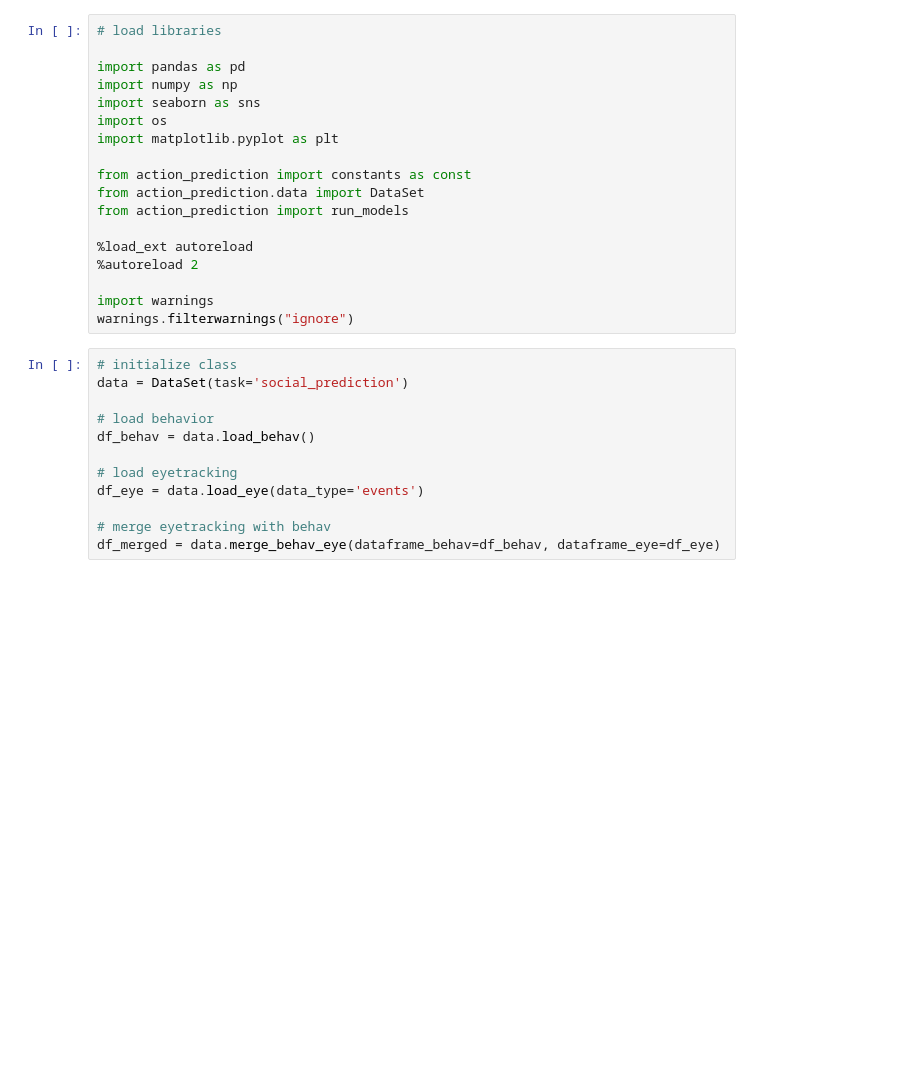
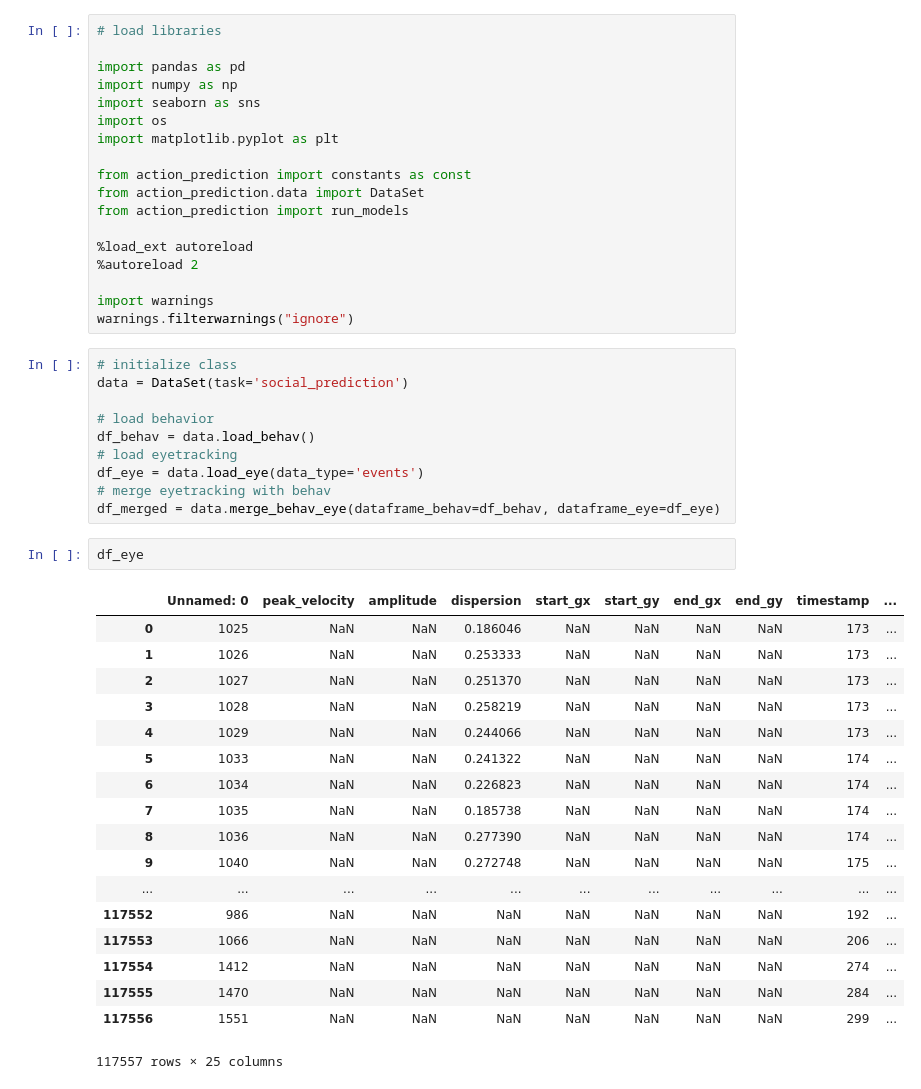
Before and after one commit to maedbhk/action_prediction, a Jupyter notebook: notebooks/1.1-mk-modelling.ipynb, the cells around one changed output. Cells and saved outputs as stored; diff of their text form; blank space fills up the shorter version.

```diff
--- a/notebooks/1.1-mk-modelling.ipynb
+++ b/notebooks/1.1-mk-modelling.ipynb
@@ -22,12 +22,31 @@ data = DataSet(task='social_prediction')
 
 # load behavior
 df_behav = data.load_behav()
-
 # load eyetracking
 df_eye = data.load_eye(data_type='events')
-
 # merge eyetracking with behav
 df_merged = data.merge_behav_eye(dataframe_behav=df_behav, dataframe_eye=df_eye)
+# %%
+df_eye
+# %% [output]
+|  | Unnamed: 0 | peak_velocity | amplitude | dispersion | start_gx | start_gy | end_gx | end_gy | timestamp | ... |
+| 0 | 1025 | NaN | NaN | 0.186046 | NaN | NaN | NaN | NaN | 173 | ... |
+| 1 | 1026 | NaN | NaN | 0.253333 | NaN | NaN | NaN | NaN | 173 | ... |
+| 2 | 1027 | NaN | NaN | 0.251370 | NaN | NaN | NaN | NaN | 173 | ... |
+| 3 | 1028 | NaN | NaN | 0.258219 | NaN | NaN | NaN | NaN | 173 | ... |
+| 4 | 1029 | NaN | NaN | 0.244066 | NaN | NaN | NaN | NaN | 173 | ... |
+| 5 | 1033 | NaN | NaN | 0.241322 | NaN | NaN | NaN | NaN | 174 | ... |
+| 6 | 1034 | NaN | NaN | 0.226823 | NaN | NaN | NaN | NaN | 174 | ... |
+| 7 | 1035 | NaN | NaN | 0.185738 | NaN | NaN | NaN | NaN | 174 | ... |
+| 8 | 1036 | NaN | NaN | 0.277390 | NaN | NaN | NaN | NaN | 174 | ... |
+| 9 | 1040 | NaN | NaN | 0.272748 | NaN | NaN | NaN | NaN | 175 | ... |
+| ... | ... | ... | ... | ... | ... | ... | ... | ... | ... | ... |
+| 117552 | 986 | NaN | NaN | NaN | NaN | NaN | NaN | NaN | 192 | ... |
+| 117553 | 1066 | NaN | NaN | NaN | NaN | NaN | NaN | NaN | 206 | ... |
+| 117554 | 1412 | NaN | NaN | NaN | NaN | NaN | NaN | NaN | 274 | ... |
+| 117555 | 1470 | NaN | NaN | NaN | NaN | NaN | NaN | NaN | 284 | ... |
+| 117556 | 1551 | NaN | NaN | NaN | NaN | NaN | NaN | NaN | 299 | ... |
+117557 rows × 25 columns
 # %%
 # run models
 
```
Also changed, not shown: parts of 1 cell of this notebook, 15 other files.
